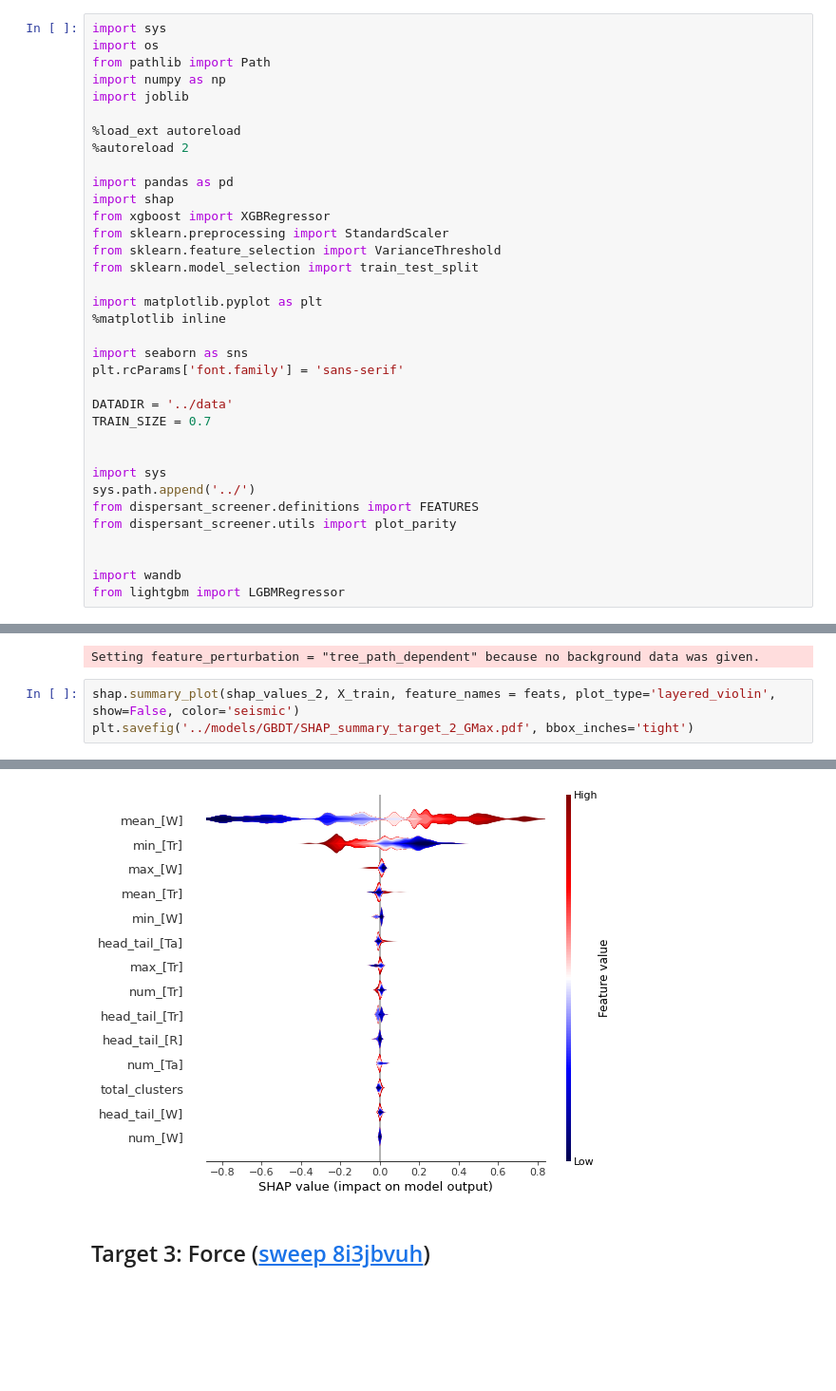
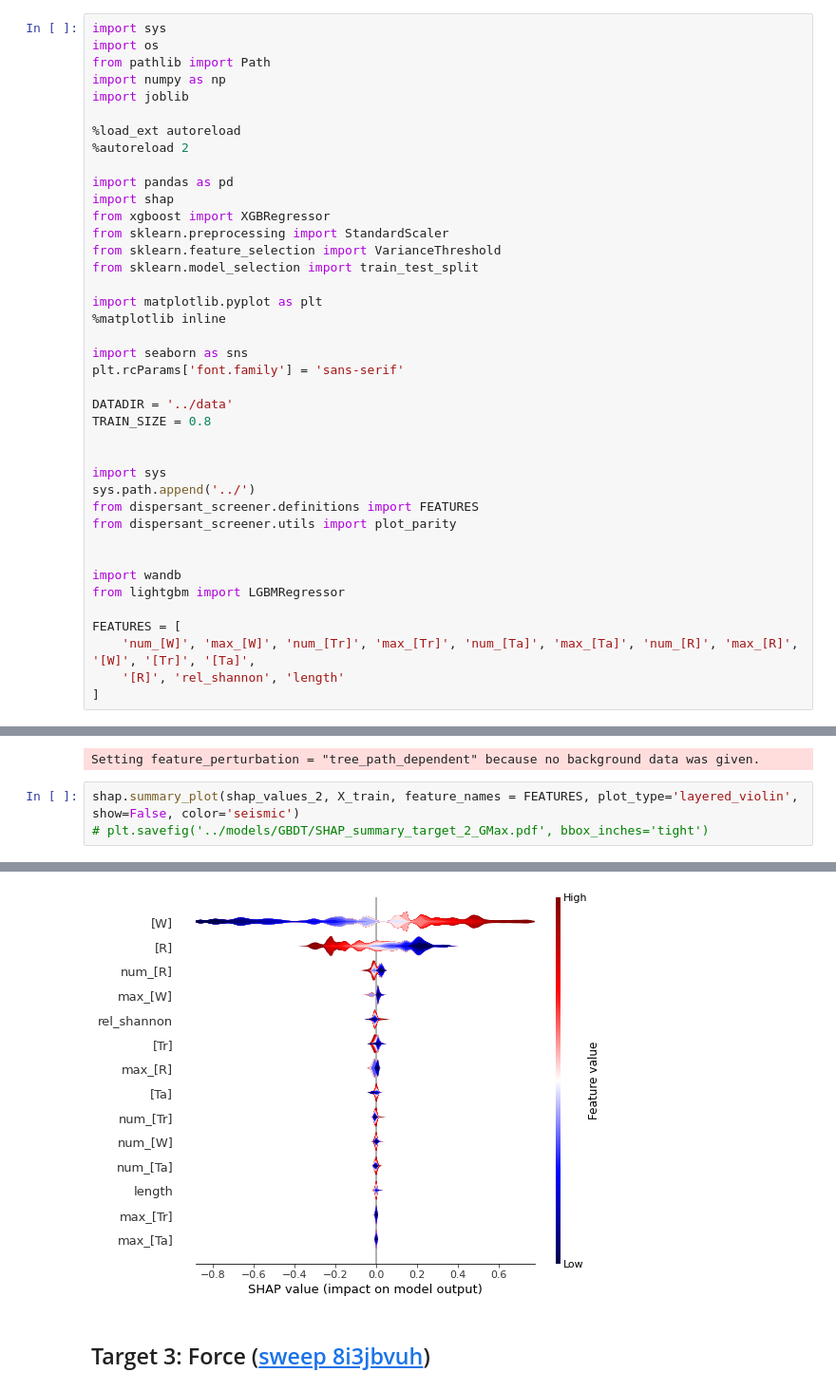
Before and after one commit to byooooo/dispersant_screening_PAL, a Jupyter notebook: notebooks/_feature_importance_gbdt.ipynb, the cells around one changed output, grey strips where cells are left out. Shown at 95% size. Drawn from its saved outputs; the diff is of its cells as text; blank space fills up the shorter version.

```diff
--- a/notebooks/_feature_importance_gbdt.ipynb
+++ b/notebooks/_feature_importance_gbdt.ipynb
@@ -26,7 +26,7 @@ import seaborn as sns
 plt.rcParams['font.family'] = 'sans-serif'
 
 DATADIR = '../data'
-TRAIN_SIZE = 0.7
+TRAIN_SIZE = 0.8
 
 
 import sys
@@ -37,6 +37,11 @@ from dispersant_screener.utils import plot_parity
 
 import wandb
 from lightgbm import LGBMRegressor
+
+FEATURES = [
+    'num_[W]', 'max_[W]', 'num_[Tr]', 'max_[Tr]', 'num_[Ta]', 'max_[Ta]', 'num_[R]', 'max_[R]', '[W]', '[Tr]', '[Ta]',
+    '[R]', 'rel_shannon', 'length'
+]
 # %% [output]
 The autoreload extension is already loaded. To reload it, use:
   %reload_ext autoreload
@@ -229,6 +224,6 @@ shap_values_2 = explainer_2.shap_values(X_train)
 # %% [output]
 Setting feature_perturbation = "tree_path_dependent" because no background data was given.
 # %%
-shap.summary_plot(shap_values_2, X_train, feature_names = feats, plot_type='layered_violin', show=False, color='seismic')
-plt.savefig('../models/GBDT/SHAP_summary_target_2_GMax.pdf', bbox_inches='tight')
+shap.summary_plot(shap_values_2, X_train, feature_names = FEATURES, plot_type='layered_violin', show=False, color='seismic')
+# plt.savefig('../models/GBDT/SHAP_summary_target_2_GMax.pdf', bbox_inches='tight')
 # %% [output]
@@ -240,4 +230,4 @@ not enough data in bin #6 for feature head_tail_[Tr], so it'll be ignored. Try i
-[figure, old version]
+[figure, new version]
 # %% [markdown]
 ## Target 3: Force ([sweep 8i3jbvuh](//app.wandb.ai/kjappelbaum/dispersant_screener/sweeps/8i3jbvuh))
 # %% [markdown]
```
Also changed, not shown: parts of 10 cells of this notebook, 34 other files.
